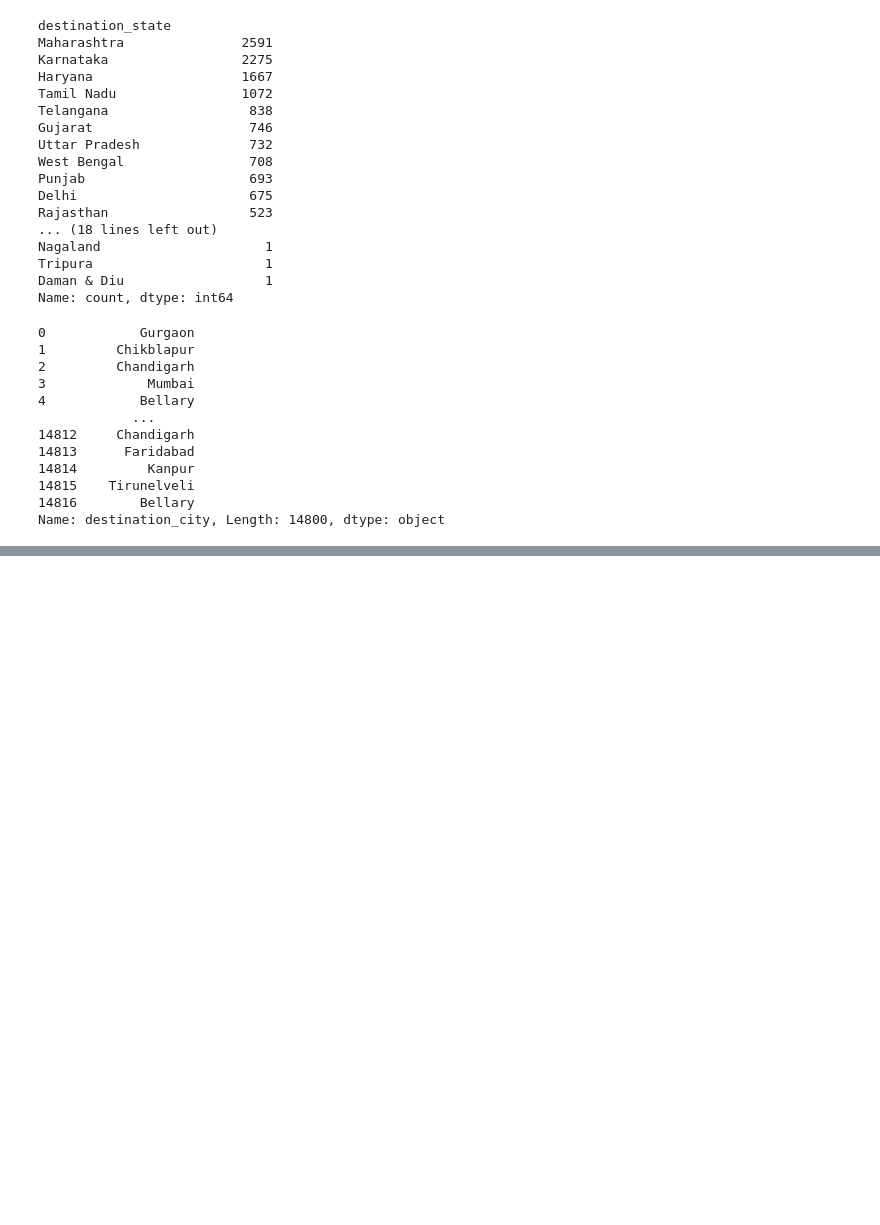
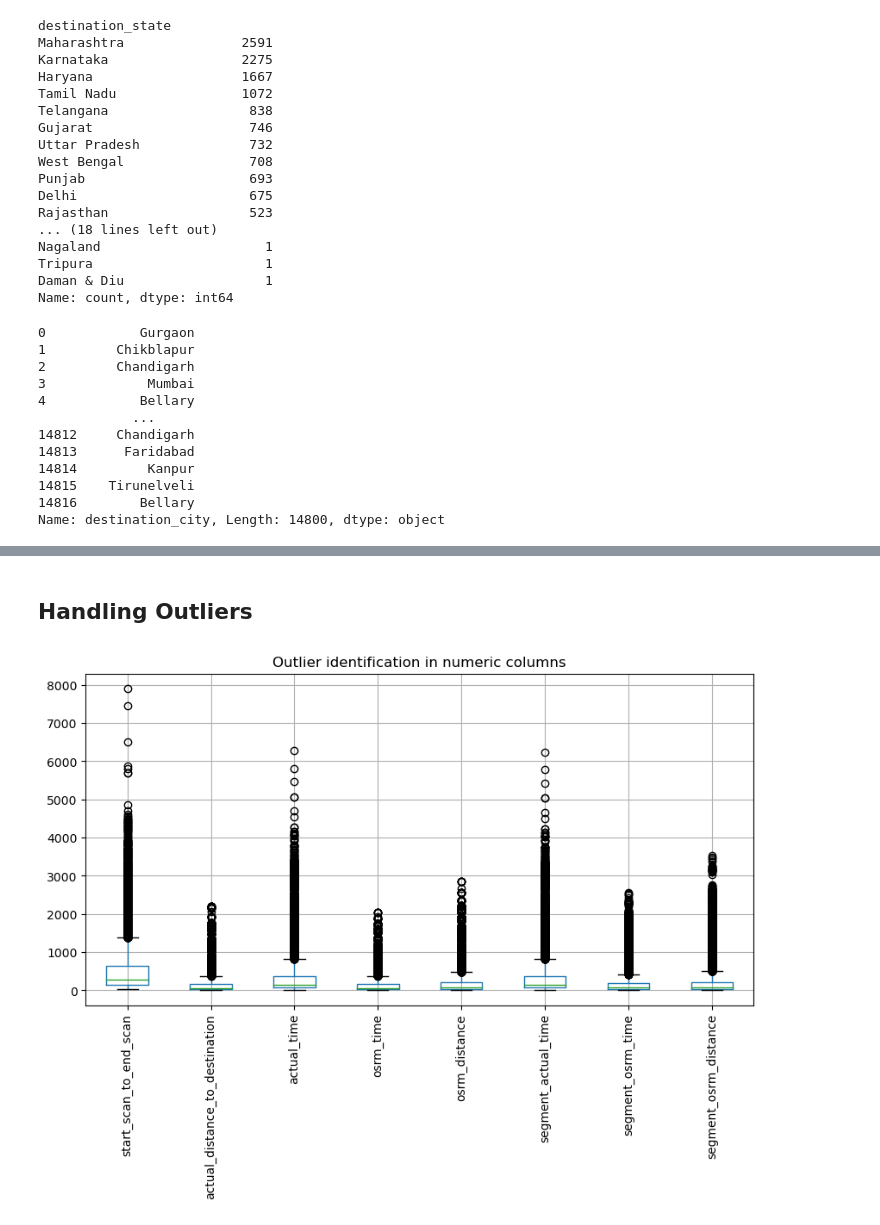
Before and after one commit to christinajoice/Delhivery, a Jupyter notebook: Delhivery.ipynb, the cells around one changed output, grey strips where cells are left out. Cells and saved outputs as stored; diff of their text form; code cells hidden in the pictures; blank space fills up the shorter version.

Commit message:
hadling outliers

```diff
--- a/Delhivery.ipynb
+++ b/Delhivery.ipynb
@@ -322,0 +337,8 @@ trip_df['source_city'] = trip_df.source_name.apply(extract_city)
+# %%
+#Extracting datetime features from trip_creation_date
+trip_df['trip_creation_time']=pd.to_datetime(trip_df['trip_creation_time'])
+trip_df['trip_year']=trip_df['trip_creation_time'].dt.year
+trip_df['trip_month']=trip_df['trip_creation_time'].dt.month
+trip_df['trip_day'] = trip_df['trip_creation_time'].dt.day
+trip_df['trip_hour'] = trip_df['trip_creation_time'].dt.hour
+trip_df['trip_dayofweek']=trip_df['trip_creation_time'].dt.day_of_week
@@ -322,0 +359,19 @@ trip_df['source_city'] = trip_df.source_name.apply(extract_city)
+# %%
+#Calculate trip_time
+trip_df['od_end_time']=pd.to_datetime(trip_df['od_end_time'])
+trip_df['od_start_time']=pd.to_datetime(trip_df['od_start_time'])
+trip_df['trip_time_mins'] = (trip_df['od_end_time'] - trip_df['od_start_time']).dt.total_seconds()/(60)
+trip_df['trip_time'] = trip_df['od_end_time'] - trip_df['od_start_time']
+# %% [markdown]
+## Handling Outliers
+# %%
+numeric_cols = ['start_scan_to_end_scan', 'actual_distance_to_destination',
+       'actual_time', 'osrm_time', 'osrm_distance', 'segment_actual_time',
+       'segment_osrm_time', 'segment_osrm_distance']
+# %%
+trip_df[numeric_cols].boxplot(figsize=(10,5))
+plt.xticks(rotation=90)
+plt.title('Outlier identification in numeric columns')
+plt.show();
+# %% [output]
+[figure, added]
```
Also changed, not shown: parts of 8 cells of this notebook.
